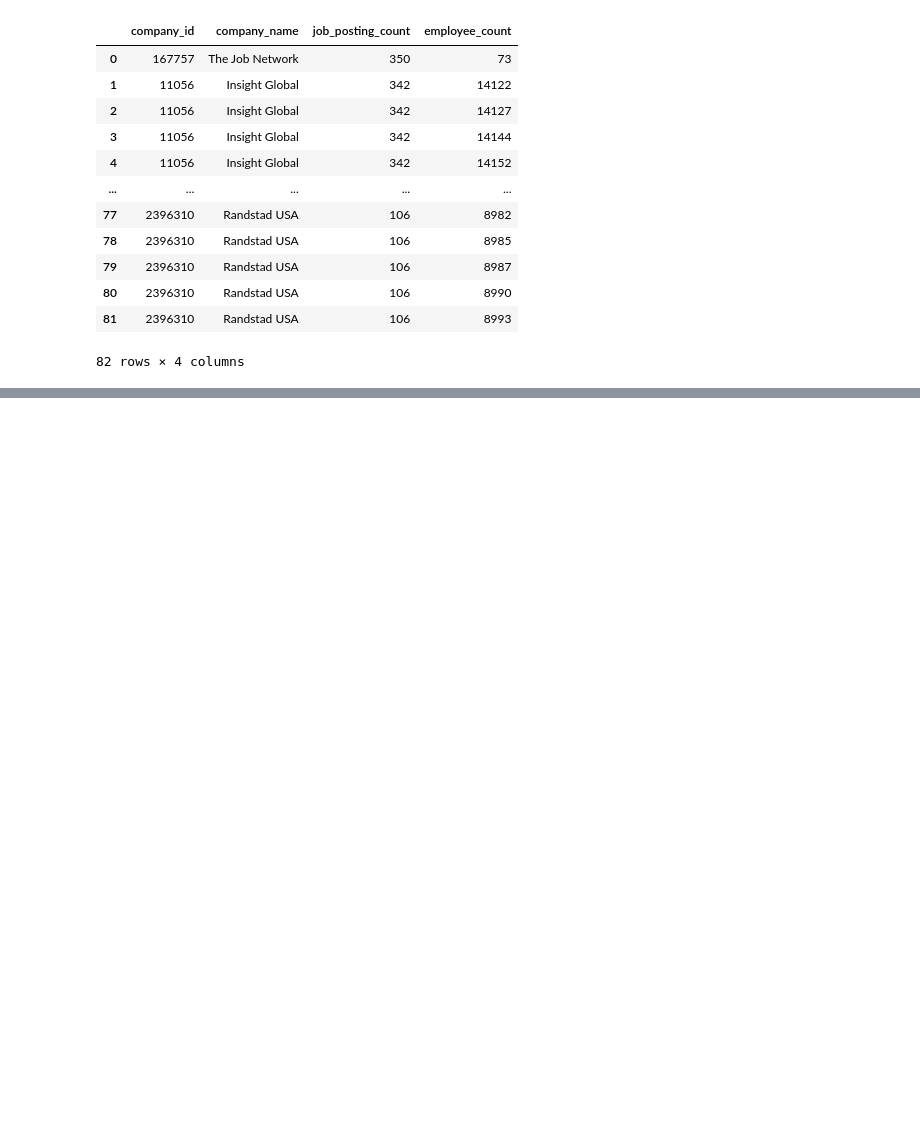
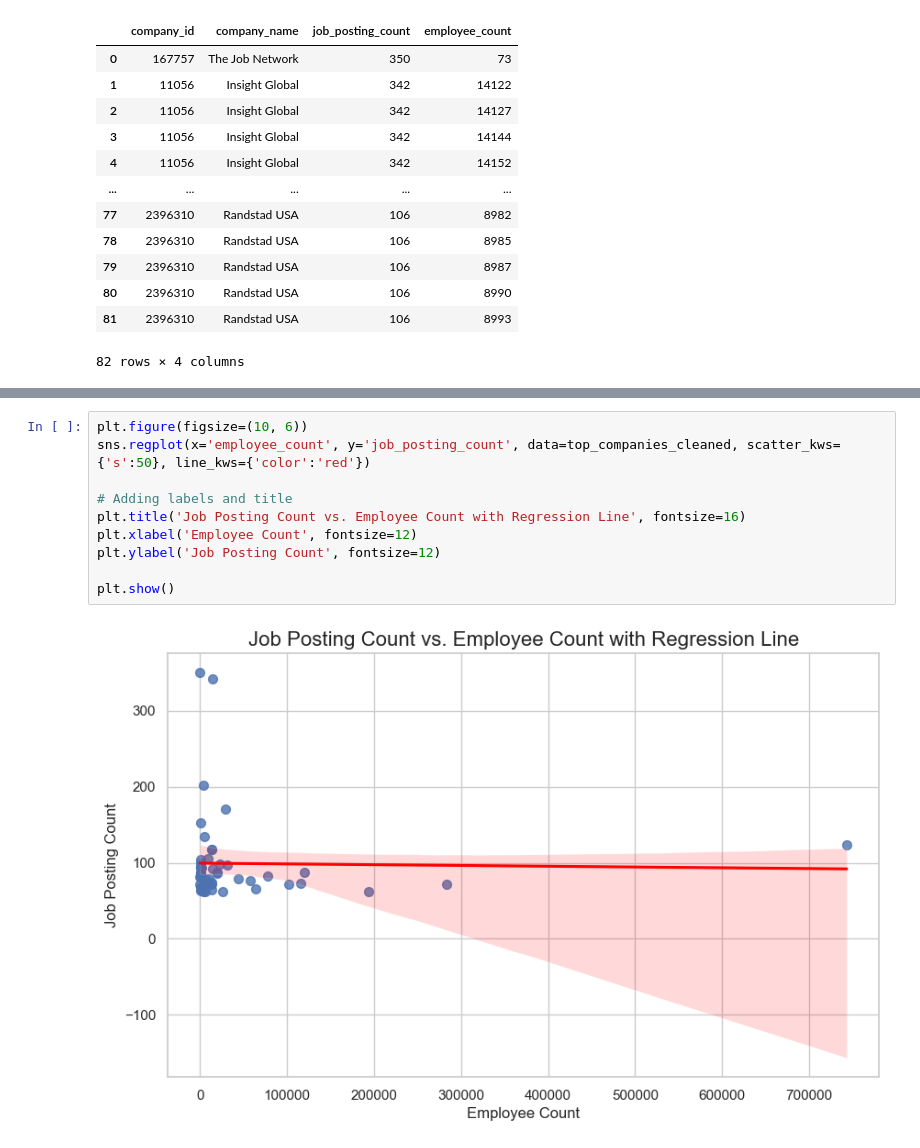
Before and after one commit to AbhiramiTS/job-listing-analysis, a Jupyter notebook: job_market_analysis.ipynb, the cells around one changed output, grey strips where cells are left out. Drawn from its saved outputs; the diff is of its cells as text; blank space fills up the shorter version.

```diff
--- a/job_market_analysis.ipynb
+++ b/job_market_analysis.ipynb
@@ -202,0 +209,12 @@ plt.show()
+# %%
+plt.figure(figsize=(10, 6))
+sns.regplot(x='employee_count', y='job_posting_count', data=top_companies_cleaned, scatter_kws={'s':50}, line_kws={'color':'red'})
+
+# Adding labels and title
+plt.title('Job Posting Count vs. Employee Count with Regression Line', fontsize=16)
+plt.xlabel('Employee Count', fontsize=12)
+plt.ylabel('Job Posting Count', fontsize=12)
+
+plt.show()
+# %% [output]
+[figure, added]
```
Also changed, not shown: parts of 10 cells of this notebook, 25 other files.
